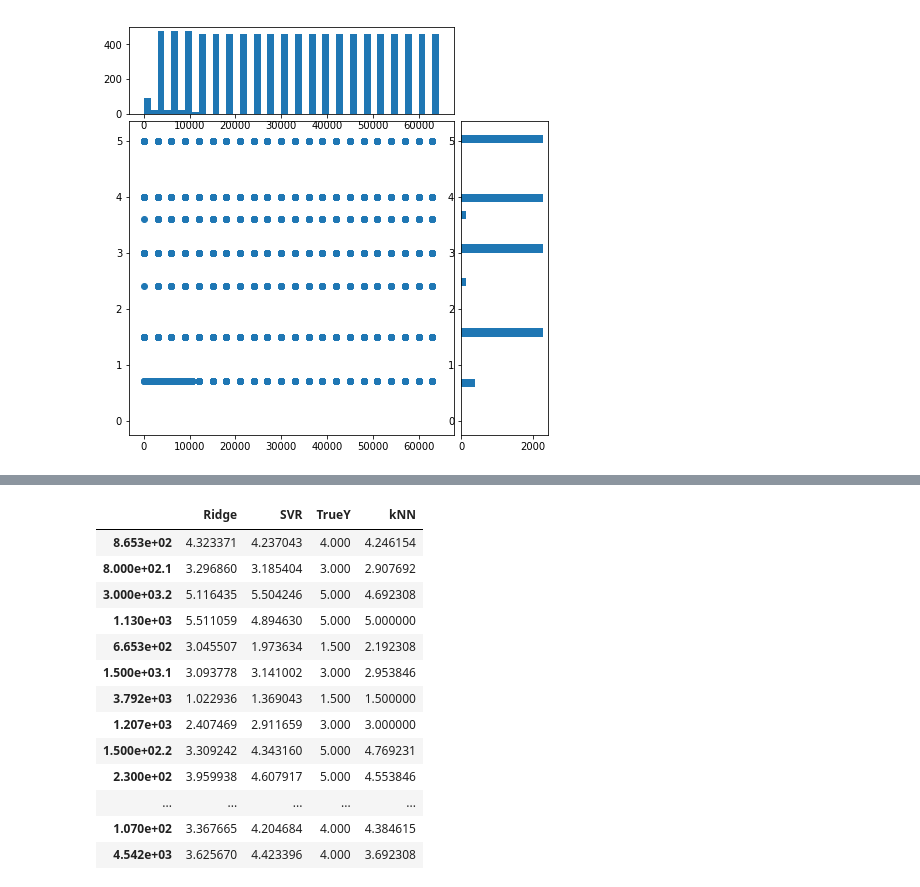
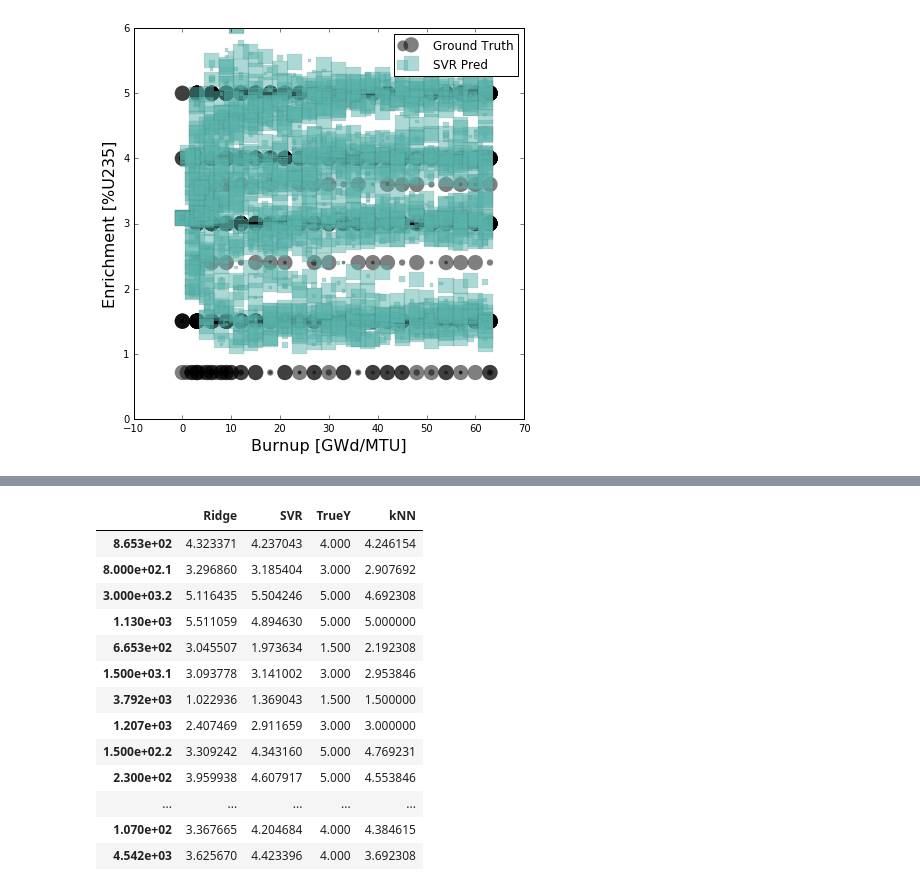
Before and after one commit to gonuke/learn-me-fuel, a Jupyter notebook: sfc_train_pred_viz.ipynb, the cells around one changed output, grey strips where cells are left out. Saved outputs shown, nothing was run; the diff lists cells and outputs as text; code cells hidden in the pictures.

```diff
--- a/sfc_train_pred_viz.ipynb
+++ b/sfc_train_pred_viz.ipynb
@@ -4,5 +5,30 @@ import numpy as np
 import matplotlib.pyplot as plt
 from mpl_toolkits.axes_grid1 import make_axes_locatable
 %matplotlib inline
+# %%
+# color dict (use: colors['XColor'])
+
+colors = {'DBrwn' : '#8c510a', 'MBrwn' : '#d8b365', 'LBrwn' : '#f6e8c3',
+          'DTeal' : '#01665e', 'MTeal' : '#5ab4ac', 'LTeal' : '#c7eae5',
+          'DPurp' : '#762a83', 'MPurp' : '#af8dc3', 'LPurp' : '#e7d4e8'
+         }
+# set params
+# save as .mplstyle file and import with: plt.style.use('file')
+#mpl.rcParams['lines.linewidth'] = 2
+#mpl.rcParams['lines.color'] = 'r'
+# %%
+# MWd/MTU
+burn = pd.read_csv('sfcompo_burnup_predictions.csv')
+# %u235
+enri = pd.read_csv('sfcompo_enrichment_predictions.csv')
+# days
+cool = pd.read_csv('sfcompo_cooling_predictions.csv')
+
+burn_knn = burn['kNN']//1000.
+burn_rr = burn['Ridge']//1000.
+burn_svr = burn['SVR']//1000.
+enr_knn = enri['kNN']
+enr_rr = enri['Ridge']
+enr_svr = enri['SVR']
 # %%
 trainXY = pd.read_pickle("sfcompo_pickles/not-scaled_trainset_nucs_fissact_8dec.pkl")
@@ -22,10 +48,8 @@ trainXY.shape
 # %%
-x = dfY_b
+x = dfY_b//1000.
 y = dfY_e
-df = pd.DataFrame({'Burnup [MW/MTHM]': x, 'Enrichmnent [Weight% U235]': y},
-                  columns=['Burnup [MW/MTHM]', 'Enrichmnent [Weight% U235]'])
 #bin stuff
-xbin = 1500
+xbin = 1.5
 ybin = 0.15
 xmax = np.max(np.abs(x))
 ymax = np.max(np.abs(y))
@@ -44,13 +61,0 @@ plt.show()
-# %%
-fig.clf()
-fig, axScatter = plt.subplots(figsize=(7.5,7.5))
-axScatter.scatter(x, y)
-divider = make_axes_locatable(axScatter)
-axHistx = divider.append_axes("top", 1.2, pad=0.1, sharex=axScatter)
-axHisty = divider.append_axes("right", 1.2, pad=0.1, sharey=axScatter)
-axHistx.hist(x, bins=xbins)
-axHisty.hist(y, bins=ybins, orientation='horizontal')
-#plt.draw()
-plt.show()
-# %% [output]
-[figure, removed]
@@ -59,0 +62,15 @@ plt.show()
+# %%
+fig, axScatter = plt.subplots(figsize=(7, 7))
+axScatter.scatter(x, y, s=ycount*0.1, c='k', alpha=0.5, linewidths=0.1, marker='o', label='Ground Truth')
+# commenting out diff algs; can do diff plots
+#axScatter.scatter(burn_knn, enr_knn, s=ycount*0.1, c=colors['MBrwn'], alpha=0.5, linewidths=0.1, marker='s', label='kNN Pred')
+#axScatter.scatter(burn_rr, enr_rr, s=ycount*0.1, c=colors['MPurp'], alpha=0.5, linewidths=0.1, marker='s', label='Ridge Pred')
+axScatter.scatter(burn_svr, enr_svr, s=ycount*0.1, c=colors['MTeal'], alpha=0.5, linewidths=0.1, marker='s', label='SVR Pred')
+axScatter.legend()
+plt.xlabel('Burnup [GWd/MTU]', fontsize=16)
+plt.ylabel('Enrichment [%U235]', fontsize=16)
+# comment out to see the really bad predictions
+plt.ylim(ymax=6)
+plt.show()
+# %% [output]
+[figure, added]
```
Also changed, not shown: parts of 7 cells of this notebook.
